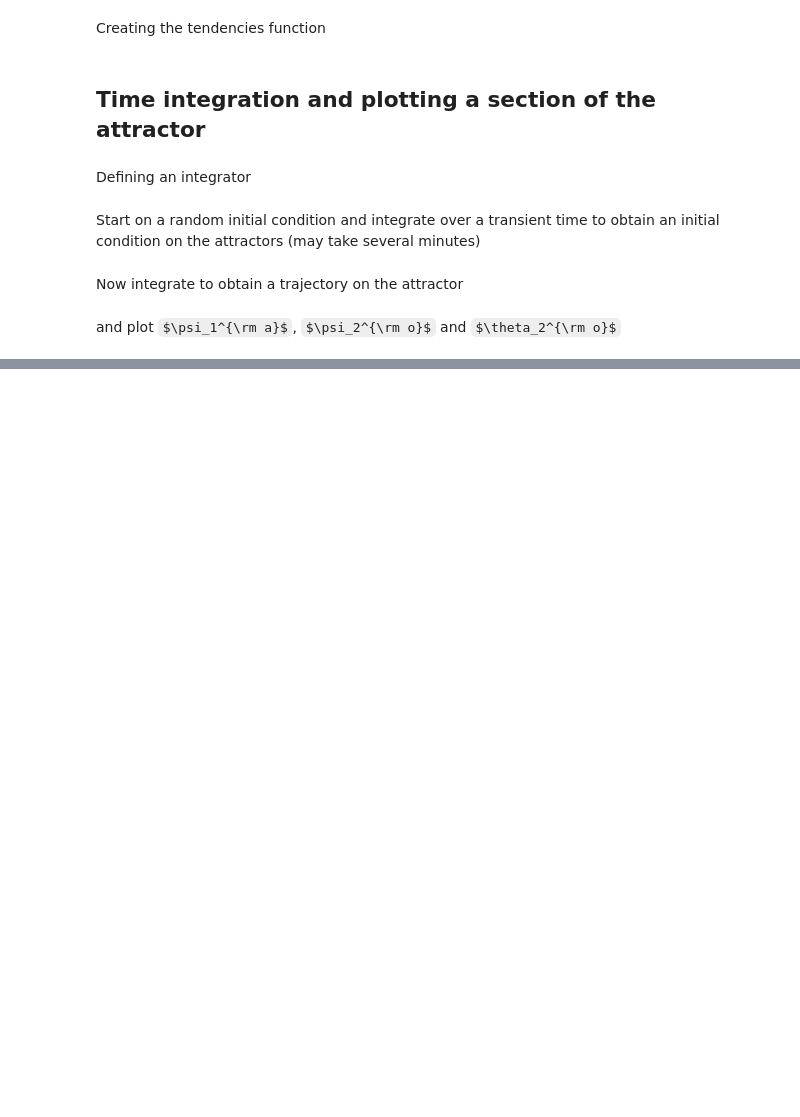
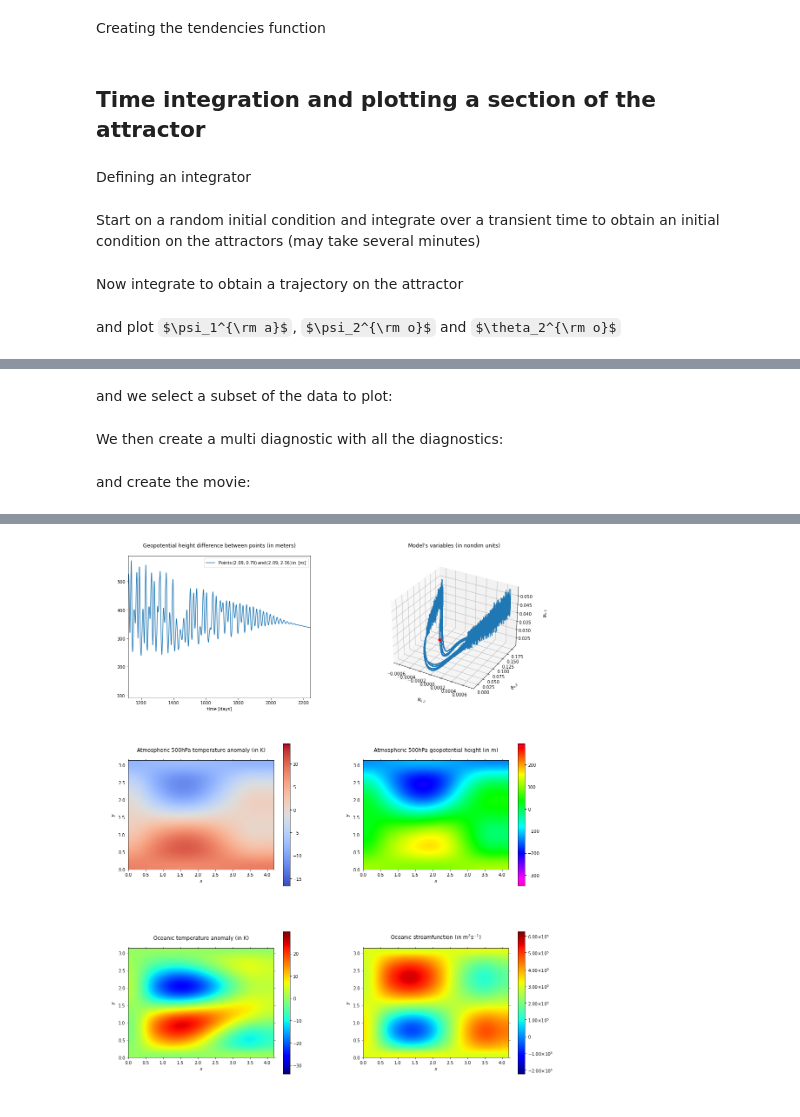
Before and after one commit to Climdyn/qgs, a Jupyter notebook: documentation/source/files/examples/DDV2016.ipynb, the cells around one changed output, grey strips where cells are left out. Drawn from its saved outputs; the diff is of its cells as text; code cells hidden in the pictures; some formulas as TeX source; blank space fills up the shorter version.

```diff
--- a/documentation/source/files/examples/DDV2016.ipynb
+++ b/documentation/source/files/examples/DDV2016.ipynb
@@ -137,0 +174,30 @@ plt.ylabel('$'+model_parameters.latex_var_string[vary]+'$');
+# %%
+geopot_dim = GeopotentialHeightDifferenceDiagnostic([[[np.pi/model_parameters.scale_params.n, np.pi/4], [np.pi/model_parameters.scale_params.n, 3*np.pi/4]]],
+                                                    model_parameters, True)
+# %%
+# setting also the background
+background = VariablesDiagnostic([21, 29, 0], model_parameters, False)
+background.set_data(time, traj)
+# %% [markdown]
+and we select a subset of the data to plot:
+# %%
+stride = 10
+sel_time = time[10000:10000+5200*stride:stride]
+sel_traj = traj[:, 10000:10000+5200*stride:stride]
+# %% [markdown]
+We then create a multi diagnostic with all the diagnostics:
+# %%
+m = MultiDiagnostic(3,2)
+m.add_diagnostic(geopot_dim, diagnostic_kwargs={'style':'moving-timeserie'})
+m.add_diagnostic(variable_nondim, diagnostic_kwargs={'show_time':False, 'background': background, 'style':'3Dscatter'}, plot_kwargs={'ms': 0.2})
+m.add_diagnostic(theta_a, diagnostic_kwargs={'show_time':False})
+m.add_diagnostic(psi_a, diagnostic_kwargs={'show_time':False})
+m.add_diagnostic(theta_o, diagnostic_kwargs={'show_time':False})
+m.add_diagnostic(psi_o, diagnostic_kwargs={'show_time':False})
+
+m.set_data(sel_time, sel_traj)
+# %% [markdown]
+and create the movie:
+# %%
+m.movie(figsize=(15,18), anim_kwargs={'interval': 100, 'frames':1000})
+# %% [output]
@@ -137,0 +205 @@ plt.ylabel('$'+model_parameters.latex_var_string[vary]+'$');
+[figure, added]
```
Also changed, not shown: parts of 19 cells of this notebook, 45 other files.
